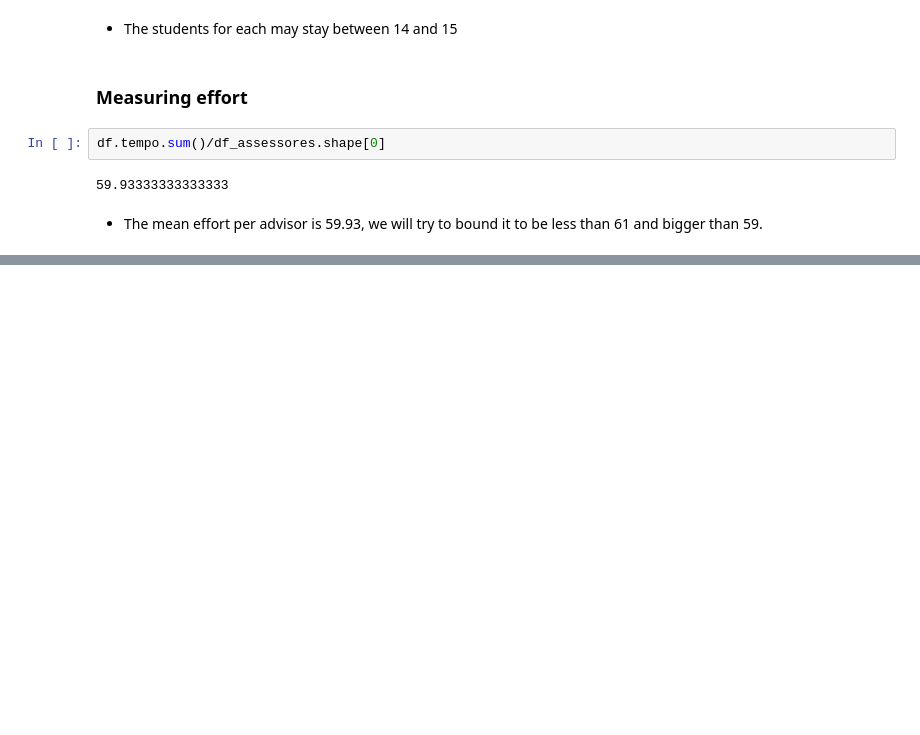
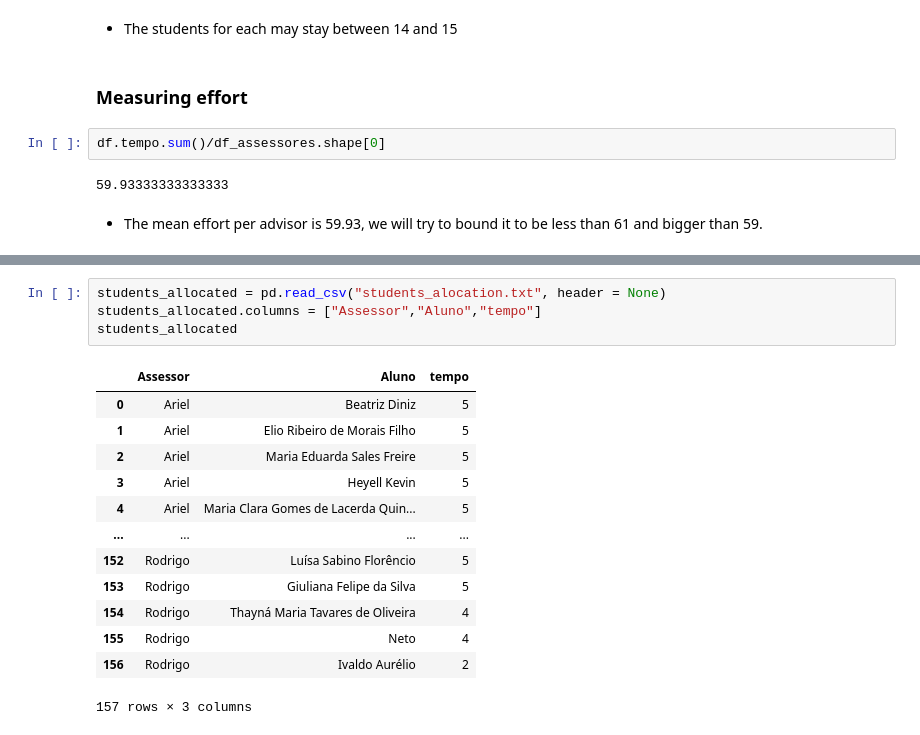
Before and after one commit to ItamarRocha/Operations-Research, a Jupyter notebook: projects/medway/data Preprocessing/Data preprocessing.ipynb, the cells around one changed output, grey strips where cells are left out. Saved outputs shown, nothing was run; the diff lists cells and outputs as text; blank space fills up the shorter version.

```diff
--- a/projects/medway/data Preprocessing/Data preprocessing.ipynb
+++ b/projects/medway/data Preprocessing/Data preprocessing.ipynb
@@ -1481,0 +1503,18 @@ df.tempo.sum()/df_assessores.shape[0]
+# %%
+students_allocated = pd.read_csv("students_alocation.txt", header = None)
+students_allocated.columns = ["Assessor","Aluno","tempo"]
+students_allocated
+# %% [output]
+|  | Assessor | Aluno | tempo |
+| 0 | Ariel | Beatriz Diniz | 5 |
+| 1 | Ariel | Elio Ribeiro de Morais Filho | 5 |
+| 2 | Ariel | Maria Eduarda Sales Freire | 5 |
+| 3 | Ariel | Heyell Kevin | 5 |
+| 4 | Ariel | Maria Clara Gomes de Lacerda Quin... | 5 |
+| ... | ... | ... | ... |
+| 152 | Rodrigo | Luísa Sabino Florêncio | 5 |
+| 153 | Rodrigo | Giuliana Felipe da Silva | 5 |
+| 154 | Rodrigo | Thayná Maria Tavares de Oliveira | 4 |
+| 155 | Rodrigo | Neto | 4 |
+| 156 | Rodrigo | Ivaldo Aurélio | 2 |
+157 rows × 3 columns
```
Also changed, not shown: parts of 21 cells of this notebook, 3 other files.
